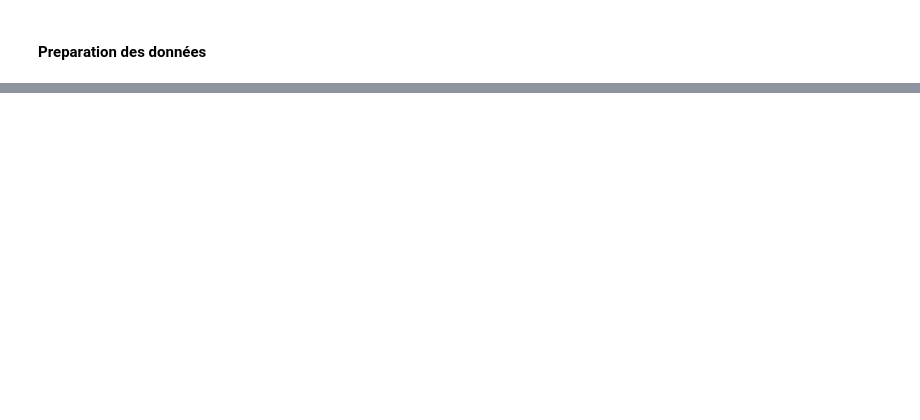
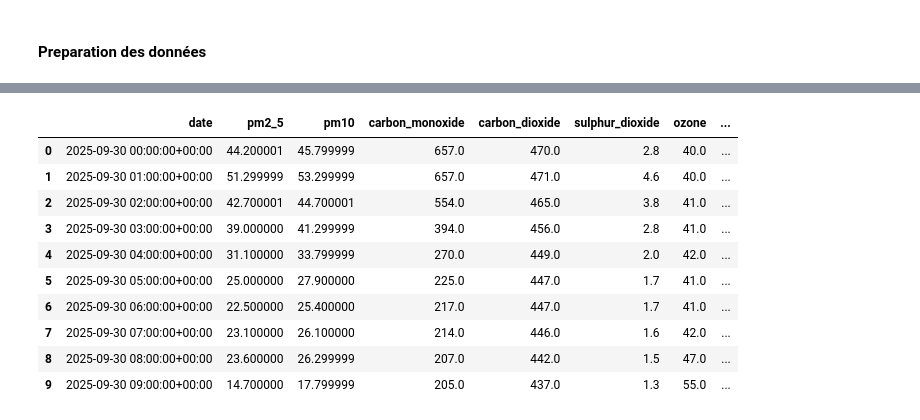
Before and after one commit to dona-eric/AirQuality, a Jupyter notebook: notebook/03_analyse.ipynb, the cells around one changed output, grey strips where cells are left out. Saved outputs shown, nothing was run; the diff lists cells and outputs as text; code cells hidden in the pictures; blank space fills up the shorter version.

```diff
--- a/notebook/03_analyse.ipynb
+++ b/notebook/03_analyse.ipynb
@@ -254,3 +388,18 @@ def create_features(data):
     return df
 # %%
 create_features(data=df_merged)
+# %%
+df = pd.read_csv("data/raw/hourly_quality_air_data.csv", parse_dates=["date"])
+df.head(10)
+# %% [output]
+|  | date | pm2_5 | pm10 | carbon_monoxide | carbon_dioxide | sulphur_dioxide | ozone | ... |
+| 0 | 2025-09-30 00:00:00+00:00 | 44.200001 | 45.799999 | 657.0 | 470.0 | 2.8 | 40.0 | ... |
+| 1 | 2025-09-30 01:00:00+00:00 | 51.299999 | 53.299999 | 657.0 | 471.0 | 4.6 | 40.0 | ... |
+| 2 | 2025-09-30 02:00:00+00:00 | 42.700001 | 44.700001 | 554.0 | 465.0 | 3.8 | 41.0 | ... |
+| 3 | 2025-09-30 03:00:00+00:00 | 39.000000 | 41.299999 | 394.0 | 456.0 | 2.8 | 41.0 | ... |
+| 4 | 2025-09-30 04:00:00+00:00 | 31.100000 | 33.799999 | 270.0 | 449.0 | 2.0 | 42.0 | ... |
+| 5 | 2025-09-30 05:00:00+00:00 | 25.000000 | 27.900000 | 225.0 | 447.0 | 1.7 | 41.0 | ... |
+| 6 | 2025-09-30 06:00:00+00:00 | 22.500000 | 25.400000 | 217.0 | 447.0 | 1.7 | 41.0 | ... |
+| 7 | 2025-09-30 07:00:00+00:00 | 23.100000 | 26.100000 | 214.0 | 446.0 | 1.6 | 42.0 | ... |
+| 8 | 2025-09-30 08:00:00+00:00 | 23.600000 | 26.299999 | 207.0 | 442.0 | 1.5 | 47.0 | ... |
+| 9 | 2025-09-30 09:00:00+00:00 | 14.700000 | 17.799999 | 205.0 | 437.0 | 1.3 | 55.0 | ... |
```
Also changed, not shown: parts of 24 cells of this notebook, 1 other file.
